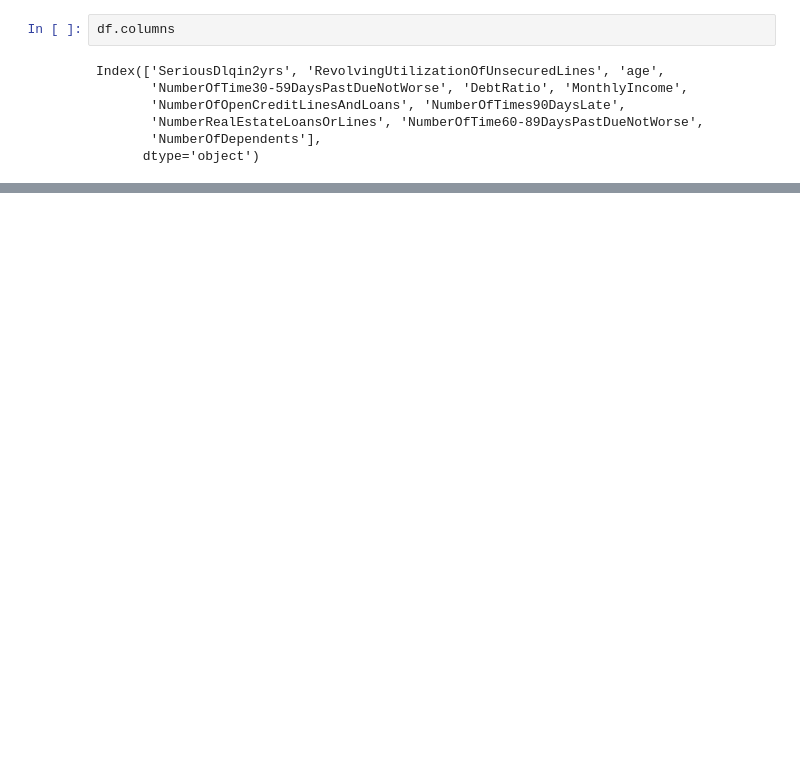
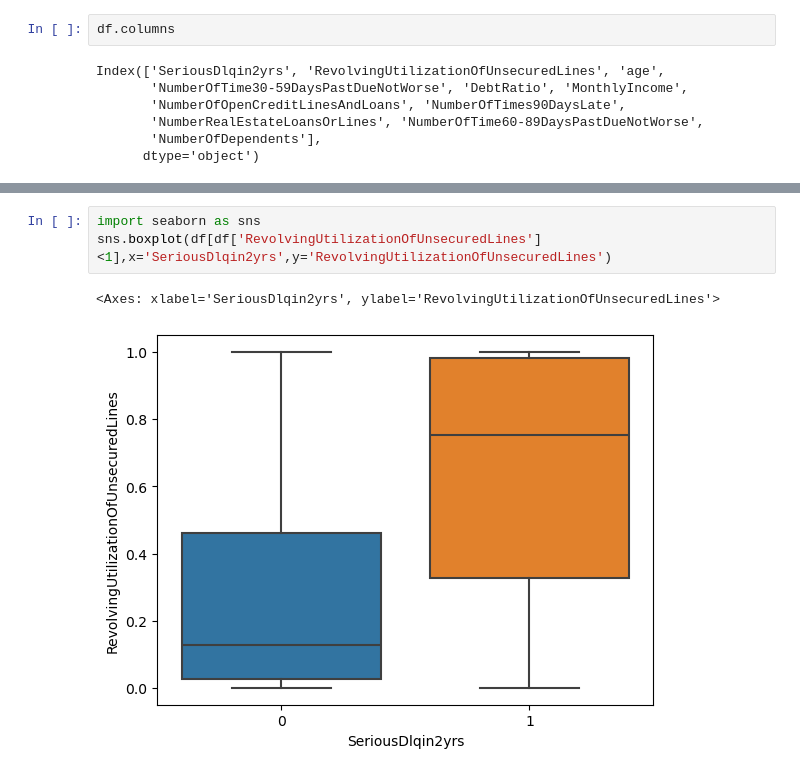
Before and after one commit to spirnia/Give-Me-Some-Credit, a Jupyter notebook: models/data_processing.ipynb, the cells around one changed output, grey strips where cells are left out. Saved outputs shown, nothing was run; the diff lists cells and outputs as text; blank space fills up the shorter version.

```diff
--- a/models/data_processing.ipynb
+++ b/models/data_processing.ipynb
@@ -157,0 +107,6 @@ array([[41625,   367],
+# %%
+import seaborn as sns
+sns.boxplot(df[df['RevolvingUtilizationOfUnsecuredLines']<1],x='SeriousDlqin2yrs',y='RevolvingUtilizationOfUnsecuredLines')
+# %% [output]
+<Axes: xlabel='SeriousDlqin2yrs', ylabel='RevolvingUtilizationOfUnsecuredLines'>
+[figure, added]
```
Also changed, not shown: parts of 106 cells of this notebook, 2 other files.
